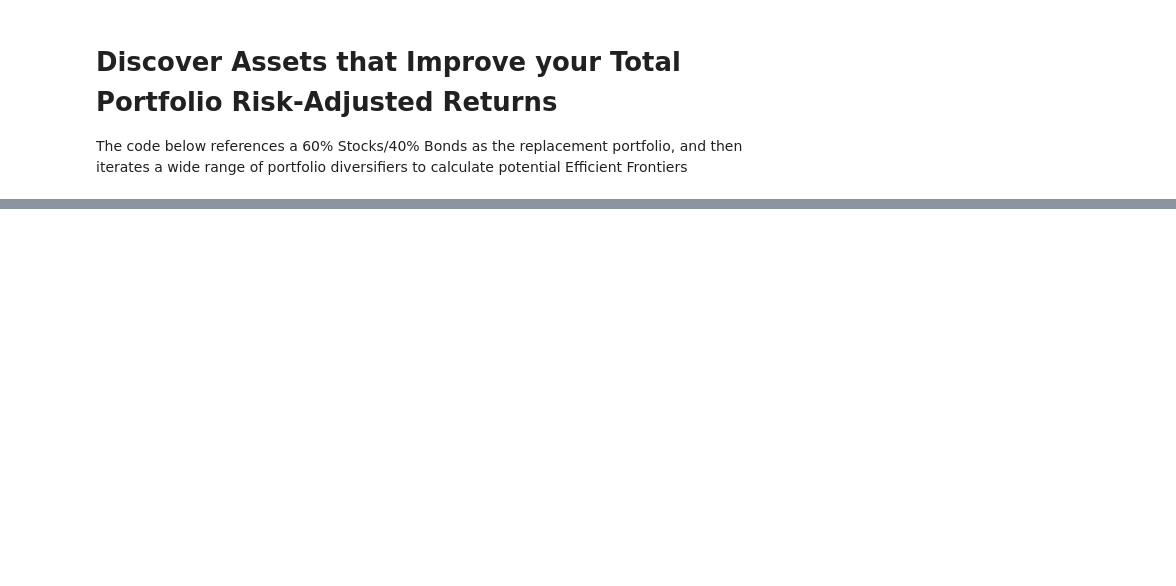
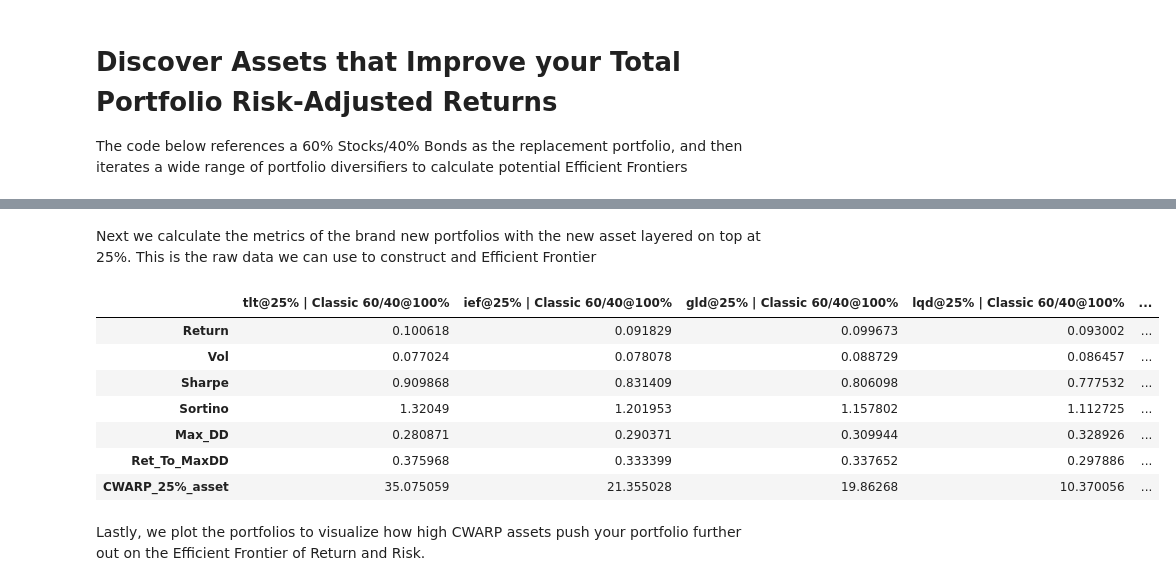
Before and after one commit to jpartemis/cwarp, a Jupyter notebook: Cole Wins Above Replacement Portfolio.ipynb, the cells around one changed output, grey strips where cells are left out. Cells and saved outputs as stored; diff of their text form; code cells hidden in the pictures; blank space fills up the shorter version.

```diff
--- a/Cole Wins Above Replacement Portfolio.ipynb
+++ b/Cole Wins Above Replacement Portfolio.ipynb
@@ -410,3 +416,18 @@ plt.show()
+# %% [markdown]
+Next we calculate the metrics of the brand new portfolios with the new asset layered on top at 25%. This is the raw data we can use to construct and Efficient Frontier
+# %%
+new_risk_ret_df.sort_values(by='Sharpe', axis=1, ascending=False)
+# %% [output]
+|  | tlt@25% | Classic 60/40@100% | ief@25% | Classic 60/40@100% | gld@25% | Classic 60/40@100% | lqd@25% | Classic 60/40@100% | ... |
+| Return | 0.100618 | 0.091829 | 0.099673 | 0.093002 | ... |
+| Vol | 0.077024 | 0.078078 | 0.088729 | 0.086457 | ... |
+| Sharpe | 0.909868 | 0.831409 | 0.806098 | 0.777532 | ... |
+| Sortino | 1.32049 | 1.201953 | 1.157802 | 1.112725 | ... |
+| Max_DD | 0.280871 | 0.290371 | 0.309944 | 0.328926 | ... |
+| Ret_To_MaxDD | 0.375968 | 0.333399 | 0.337652 | 0.297886 | ... |
+| CWARP_25%_asset | 35.075059 | 21.355028 | 19.86268 | 10.370056 | ... |
+# %% [markdown]
+Lastly, we plot the portfolios to visualize how high CWARP assets push your portfolio further out on the Efficient Frontier of Return and Risk.
 # %%
 import seaborn as sns
 sns.set_theme(style="white")
```
Also changed, not shown: parts of 21 cells of this notebook.
